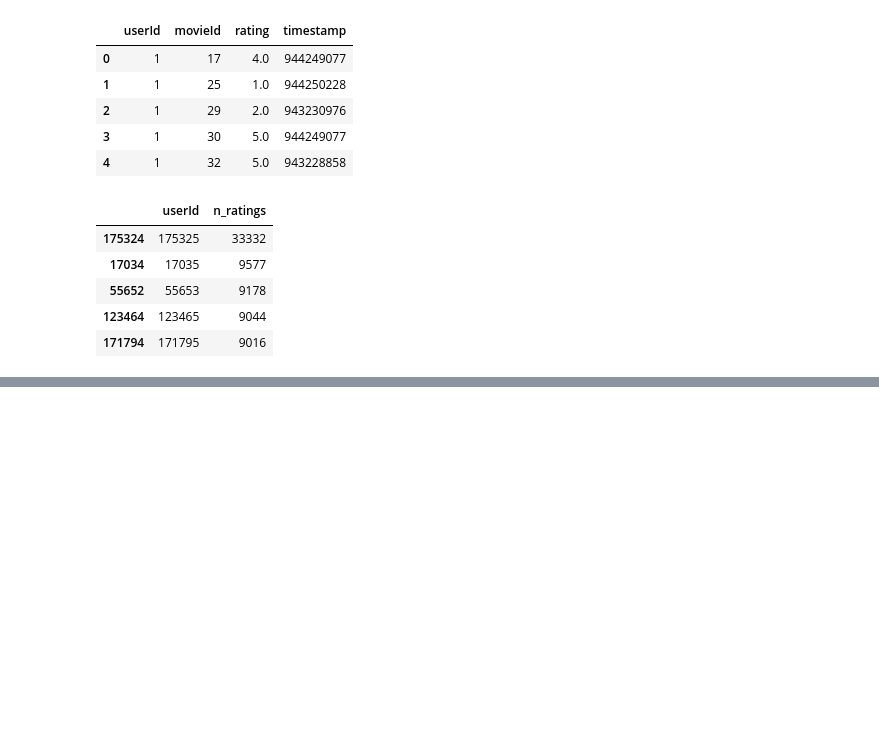
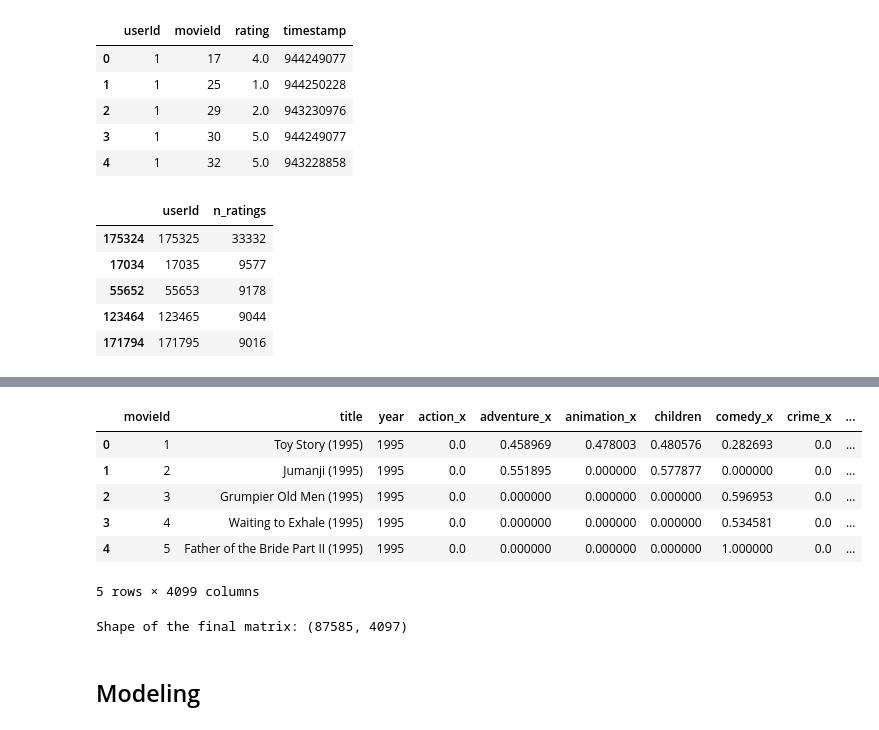
Before and after one commit to MahdiMashayekhi-AI/Machine-Learning-Projects, a Jupyter notebook: 04-recommendation-systems/Smart-Movie-Recommandation-on-MovieLens/Smart_Movie_Recommendation.ipynb, the cells around one changed output, grey strips where cells are left out. Drawn from its saved outputs; the diff is of its cells as text; code cells hidden in the pictures; blank space fills up the shorter version.

```diff
--- a/04-recommendation-systems/Smart-Movie-Recommandation-on-MovieLens/Smart_Movie_Recommendation.ipynb
+++ b/04-recommendation-systems/Smart-Movie-Recommandation-on-MovieLens/Smart_Movie_Recommendation.ipynb
@@ -449,0 +615,10 @@ user_frequently.sort_values(by='n_ratings', ascending=False).head()
+# %%
+# Group by all tags based on `movieId`
+
+tags_aggregated = (
+    tags_filtered
+    .groupby("movieId", as_index=False)["tag"]
+    .agg(" ".join)
+)
+
+tags_aggregated.head()
@@ -449,0 +632,29 @@ user_frequently.sort_values(by='n_ratings', ascending=False).head()
+# %%
+# Apply Tfidf on `tags` column
+
+tfidf_tags = TfidfVectorizer(max_features=5000)
+
+tags_matrix = tfidf_tags.fit_transform(tags_aggregated["tag"])
+# %%
+# Combine tags with movies dataset
+
+tags_features = pd.DataFrame(
+    tags_matrix.toarray(),
+    index=tags_aggregated["movieId"],
+    columns=tfidf_tags.get_feature_names_out()
+)
+
+movies["movieId"] = movies["movieId"].astype("int64")
+tags_features.index = tags_features.index.astype("int64")
+# %%
+movies = movies.merge(tags_features, left_on="movieId", right_index=True, how="left")
+# %%
+movies.head()
+# %% [output]
+|  | movieId | title | year | action_x | adventure_x | animation_x | children | comedy_x | crime_x | ... |
+| 0 | 1 | Toy Story (1995) | 1995 | 0.0 | 0.458969 | 0.478003 | 0.480576 | 0.282693 | 0.0 | ... |
+| 1 | 2 | Jumanji (1995) | 1995 | 0.0 | 0.551895 | 0.000000 | 0.577877 | 0.000000 | 0.0 | ... |
+| 2 | 3 | Grumpier Old Men (1995) | 1995 | 0.0 | 0.000000 | 0.000000 | 0.000000 | 0.596953 | 0.0 | ... |
+| 3 | 4 | Waiting to Exhale (1995) | 1995 | 0.0 | 0.000000 | 0.000000 | 0.000000 | 0.534581 | 0.0 | ... |
+| 4 | 5 | Father of the Bride Part II (1995) | 1995 | 0.0 | 0.000000 | 0.000000 | 0.000000 | 1.000000 | 0.0 | ... |
+5 rows × 4099 columns
@@ -449,0 +673,9 @@ user_frequently.sort_values(by='n_ratings', ascending=False).head()
+# %%
+# # Convert final feature to sparse
+content_feature_matrix = csr_matrix(movies.iloc[:, 2:])
+
+print("Shape of the final matrix:", content_feature_matrix.shape)
+# %% [output]
+Shape of the final matrix: (87585, 4097)
+# %% [markdown]
+## Modeling
```
Also changed, not shown: parts of 34 cells of this notebook.
